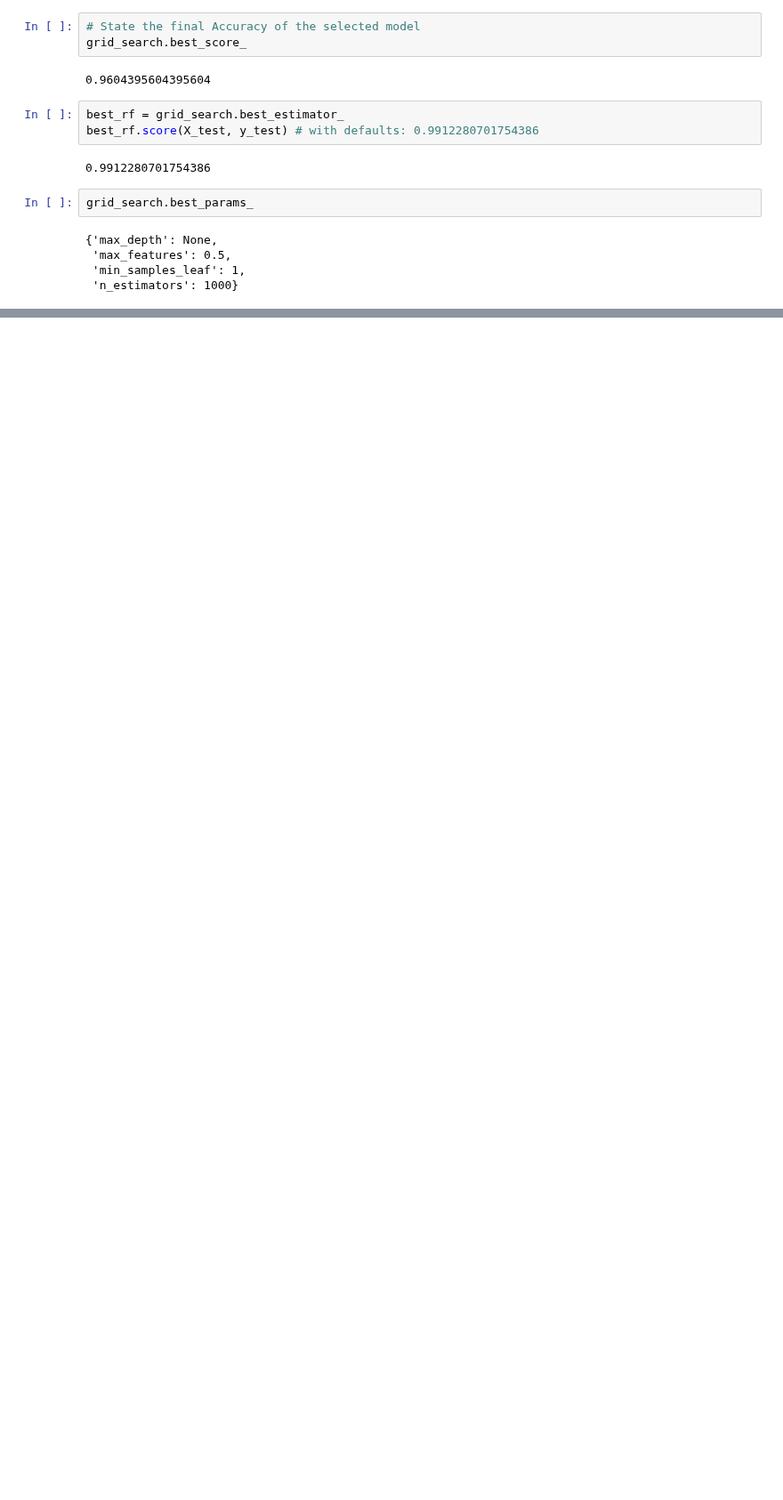
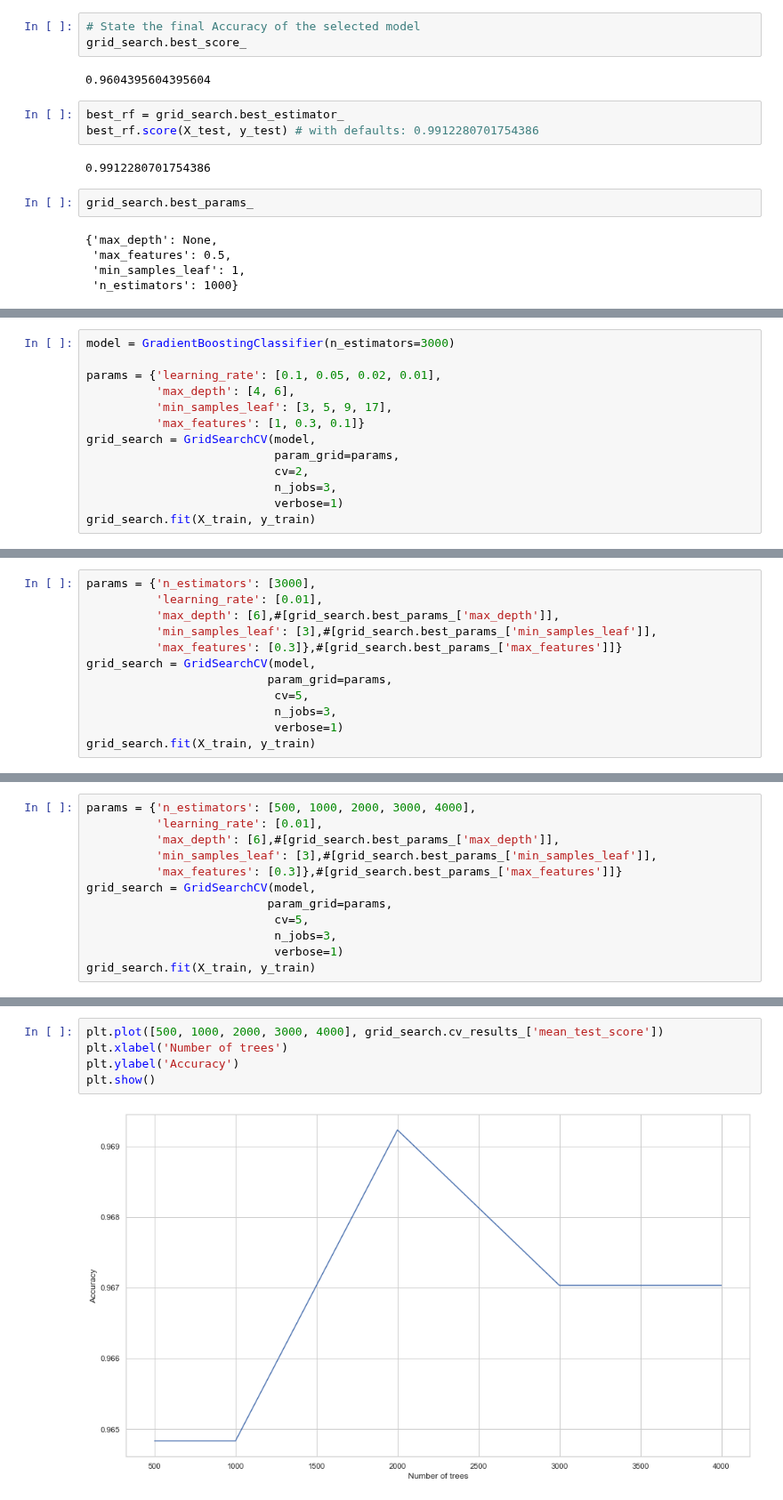
Before and after one commit to sheriffff/teaching-ironhack-data-madrid-2020, a Jupyter notebook: week_07/06_tree_ensembles.ipynb, the cells around one changed output, grey strips where cells are left out. Shown at 89% size. Cells and saved outputs as stored; diff of their text form; blank space fills up the shorter version.

Commit message:
model interpretability

```diff
--- a/week_07/06_tree_ensembles.ipynb
+++ b/week_07/06_tree_ensembles.ipynb
@@ -124,0 +143,13 @@ grid_search.best_params_
+# %%
+model = GradientBoostingClassifier(n_estimators=3000)
+
+params = {'learning_rate': [0.1, 0.05, 0.02, 0.01],
+          'max_depth': [4, 6],
+          'min_samples_leaf': [3, 5, 9, 17],
+          'max_features': [1, 0.3, 0.1]}
+grid_search = GridSearchCV(model,
+                           param_grid=params,
+                           cv=2,
+                           n_jobs=3,
+                           verbose=1)
+grid_search.fit(X_train, y_train)
@@ -124,0 +192,12 @@ grid_search.best_params_
+# %%
+params = {'n_estimators': [3000],
+          'learning_rate': [0.01],
+          'max_depth': [6],#[grid_search.best_params_['max_depth']],
+          'min_samples_leaf': [3],#[grid_search.best_params_['min_samples_leaf']],
+          'max_features': [0.3]},#[grid_search.best_params_['max_features']]}
+grid_search = GridSearchCV(model,
+                          param_grid=params,
+                           cv=5,
+                           n_jobs=3,
+                           verbose=1)
+grid_search.fit(X_train, y_train)
@@ -124,0 +218,12 @@ grid_search.best_params_
+# %%
+params = {'n_estimators': [500, 1000, 2000, 3000, 4000],
+          'learning_rate': [0.01],
+          'max_depth': [6],#[grid_search.best_params_['max_depth']],
+          'min_samples_leaf': [3],#[grid_search.best_params_['min_samples_leaf']],
+          'max_features': [0.3]},#[grid_search.best_params_['max_features']]}
+grid_search = GridSearchCV(model,
+                          param_grid=params,
+                           cv=5,
+                           n_jobs=3,
+                           verbose=1)
+grid_search.fit(X_train, y_train)
@@ -125,3 +248,10 @@ grid_search.best_params_
+# %%
+plt.plot([500, 1000, 2000, 3000, 4000], grid_search.cv_results_['mean_test_score'])
+plt.xlabel('Number of trees')
+plt.ylabel('Accuracy')
+plt.show()
+# %% [output]
+[figure, added]
 # %% [markdown]
 ## References
 * [Introduction to Statistical Learning ISL (Chapter 2)](http://faculty.marshall.usc.edu/gareth-james/ISL/ISLR%20Seventh%20Printing.pdf)
```
Also changed, not shown: parts of 17 cells of this notebook, 1 other file.
